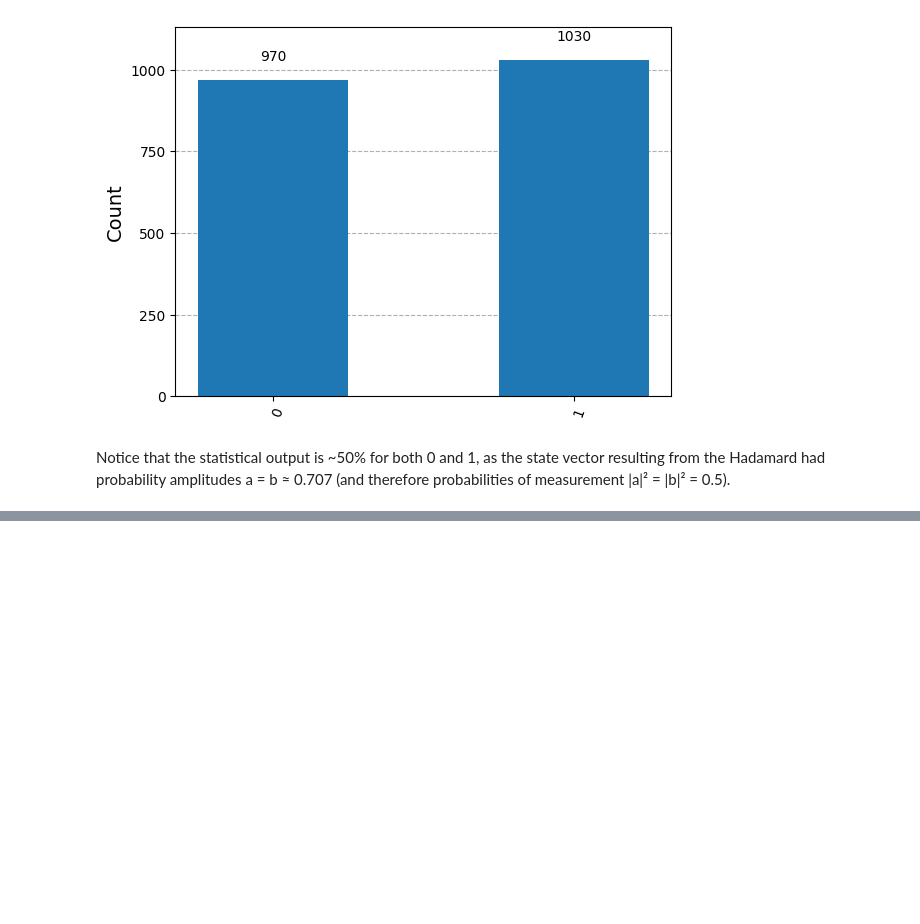
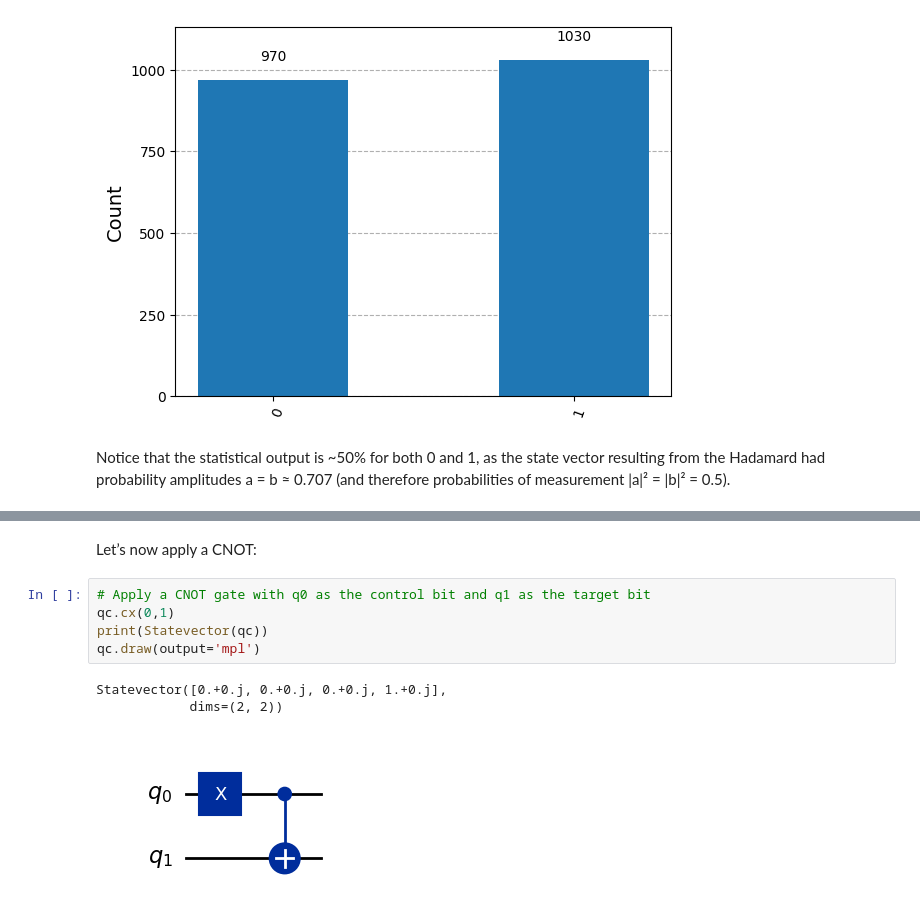
Before and after one commit to vthot4/Quantum_Computing_notes, a Jupyter notebook: notebooks/01_notebook.ipynb, the cells around one changed output, grey strips where cells are left out. Saved outputs shown, nothing was run; the diff lists cells and outputs as text; blank space fills up the shorter version.

```diff
--- a/notebooks/01_notebook.ipynb
+++ b/notebooks/01_notebook.ipynb
@@ -120,0 +226,11 @@ Notice that the statistical output is ~50% for both 0 and 1, as the state vector
+# %% [markdown]
+Let’s now apply a CNOT:
+# %%
+# Apply a CNOT gate with q0 as the control bit and q1 as the target bit
+qc.cx(0,1)
+print(Statevector(qc))
+qc.draw(output='mpl')
+# %% [output]
+Statevector([0.+0.j, 0.+0.j, 0.+0.j, 1.+0.j],
+            dims=(2, 2))
+[figure, added]
```
Also changed, not shown: parts of 19 cells of this notebook, 1 other file.
